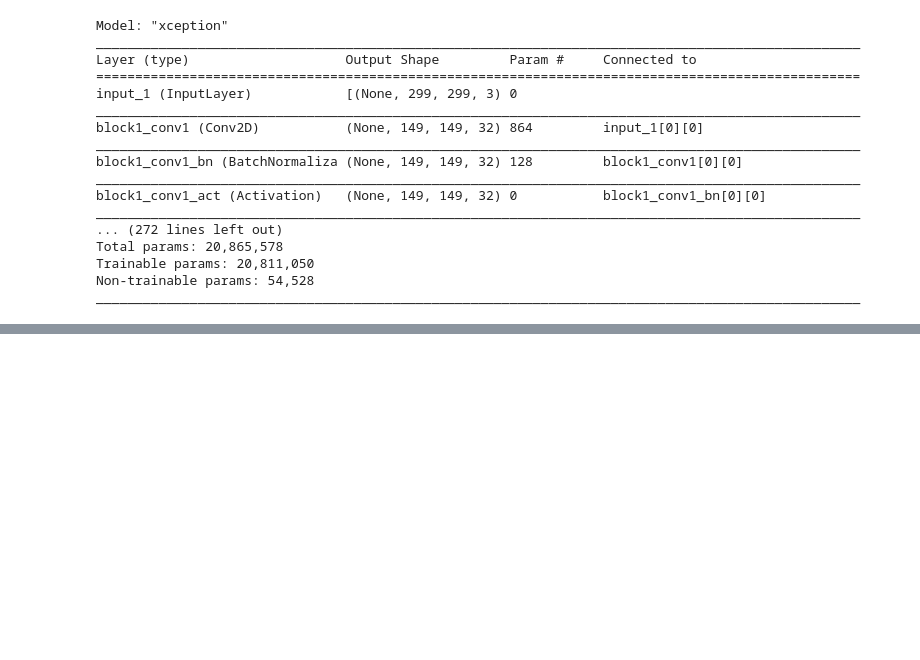
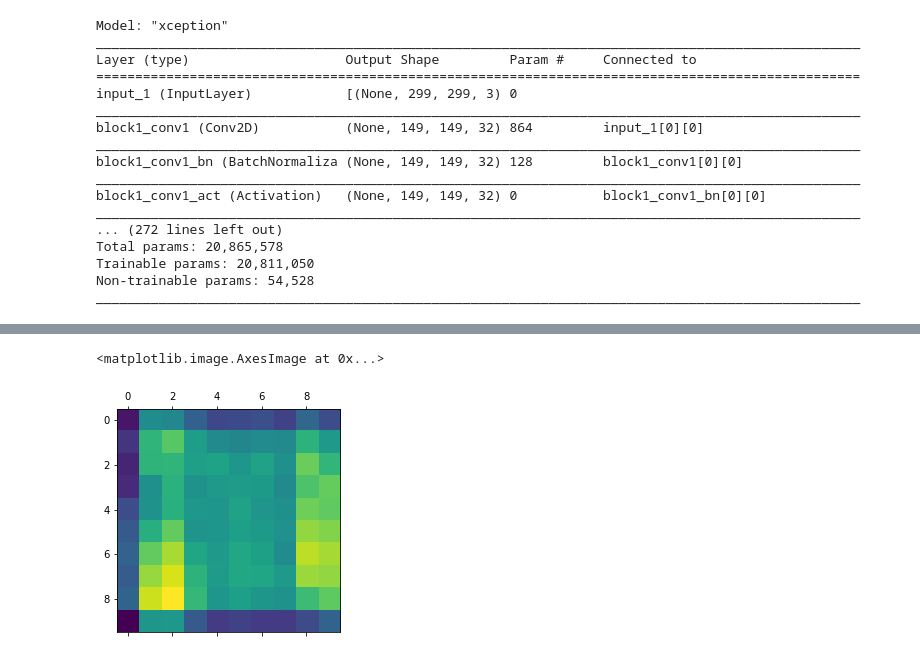
Before and after one commit to xkumachii/pneumonia, a Jupyter notebook: Pneumonia.ipynb, the cells around one changed output, grey strips where cells are left out. Drawn from its saved outputs; the diff is of its cells as text; code cells hidden in the pictures; blank space fills up the shorter version.

```diff
--- a/Pneumonia.ipynb
+++ b/Pneumonia.ipynb
@@ -211 +211,68 @@ Epoch 15/15
 <tensorflow.python.keras.callbacks.History at 0x...>
+# %%
+def get_img_array(img_path, size):
+    # `img` is a PIL image of size 299x299
+    img = tf.keras.preprocessing.image.load_img(img_path, target_size=size)
+    # `array` is a float32 Numpy array of shape (299, 299, 3)
+    array = tf.keras.preprocessing.image.img_to_array(img)
+    # We add a dimension to transform our array into a "batch"
+    # of size (1, 299, 299, 3)
+    array = np.expand_dims(array, axis=0)
+    return array
+# %%
+last_conv_layer_name = "block14_sepconv2_act"
+classifier_layer_names = [
+    "avg_pool",
+    "predictions",
+]
+img_array = preprocess_input(get_img_array(img_path, size = (299, 299)))
+
+
+last_conv_layer = model.get_layer(last_conv_layer_name)
+last_conv_layer_model = tf.keras.Model(model.inputs, last_conv_layer.output)
+
+# Second, we create a model that maps the activations of the last conv
+# layer to the final class predictions
+classifier_input = tf.keras.Input(shape=last_conv_layer.output.shape[1:])
+x = classifier_input
+for layer_name in classifier_layer_names:
+    x = model.get_layer(layer_name)(x)
+classifier_model = tf.keras.Model(classifier_input, x)
+
+# Then, we compute the gradient of the top predicted class for our input image
+# with respect to the activations of the last conv layer
+with tf.GradientTape() as tape:
+    # Compute activations of the last conv layer and make the tape watch it
+    last_conv_layer_output = last_conv_layer_model(img_array)
+    tape.watch(last_conv_layer_output)
+    # Compute class predictions
+    preds = classifier_model(last_conv_layer_output)
+    top_pred_index = tf.argmax(preds[0])
+    top_class_channel = preds[:, top_pred_index]
+
+# This is the gradient of the top predicted class with regard to
+# the output feature map of the last conv layer
+grads = tape.gradient(top_class_channel, last_conv_layer_output)
+
+# This is a vector where each entry is the mean intensity of the gradient
+# over a specific feature map channel
+pooled_grads = tf.reduce_mean(grads, axis=(0, 1, 2))
+
+# We multiply each channel in the feature map array
+# by "how important this channel is" with regard to the top predicted class
+last_conv_layer_output = last_conv_layer_output.numpy()[0]
+pooled_grads = pooled_grads.numpy()
+for i in range(pooled_grads.shape[-1]):
+    last_conv_layer_output[:, :, i] *= pooled_grads[i]
+
+# The channel-wise mean of the resulting feature map
+# is our heatmap of class activation
+heatmap = np.mean(last_conv_layer_output, axis=-1)
+
+# For visualization purpose, we will also normalize the heatmap between 0 & 1
+heatmap = np.maximum(heatmap, 0) / np.max(heatmap)
+
+plt.matshow(heatmap)
+# %% [output]
+<matplotlib.image.AxesImage at 0x...>
+[figure, added]
```
Also changed, not shown: parts of 4 cells of this notebook.
